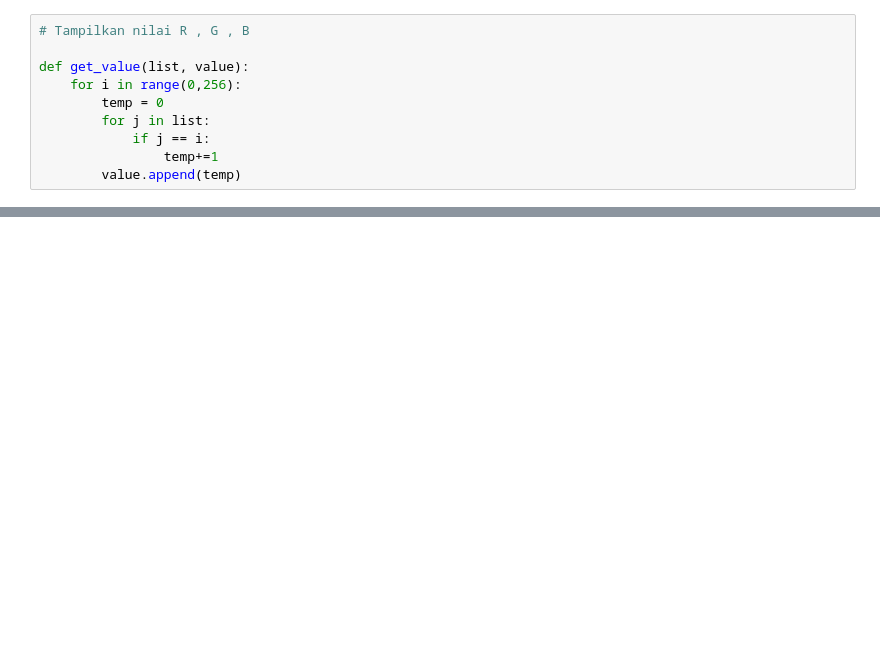
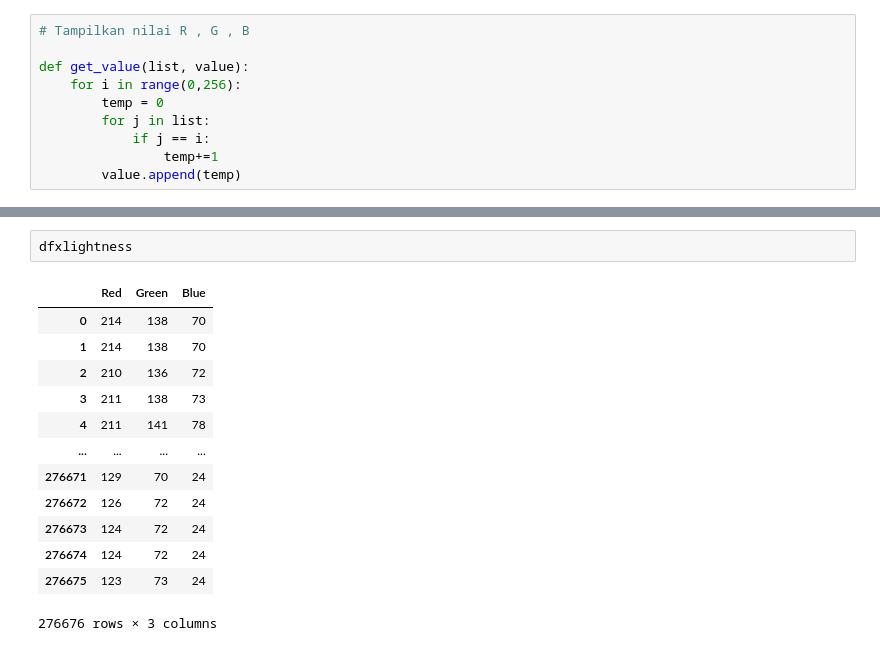
Before and after one commit to zodplugin/PengolahanCitra, a Jupyter notebook: M1_Pengolahan_Citra.ipynb, the cells around one changed output, grey strips where cells are left out. Drawn from its saved outputs; the diff is of its cells as text; blank space fills up the shorter version.

```diff
--- a/M1_Pengolahan_Citra.ipynb
+++ b/M1_Pengolahan_Citra.ipynb
@@ -148,3 +203,19 @@ Sum:    10000   10000   10000   10006
+# %%
+dfxlightness
+# %% [output]
+|  | Red | Green | Blue |
+| 0 | 214 | 138 | 70 |
+| 1 | 214 | 138 | 70 |
+| 2 | 210 | 136 | 72 |
+| 3 | 211 | 138 | 73 |
+| 4 | 211 | 141 | 78 |
+| ... | ... | ... | ... |
+| 276671 | 129 | 70 | 24 |
+| 276672 | 126 | 72 | 24 |
+| 276673 | 124 | 72 | 24 |
+| 276674 | 124 | 72 | 24 |
+| 276675 | 123 | 73 | 24 |
+276676 rows × 3 columns
 # %%
 hist = plt.hist(rgb)
 # %% [output]
```
Also changed, not shown: parts of 19 cells of this notebook.
